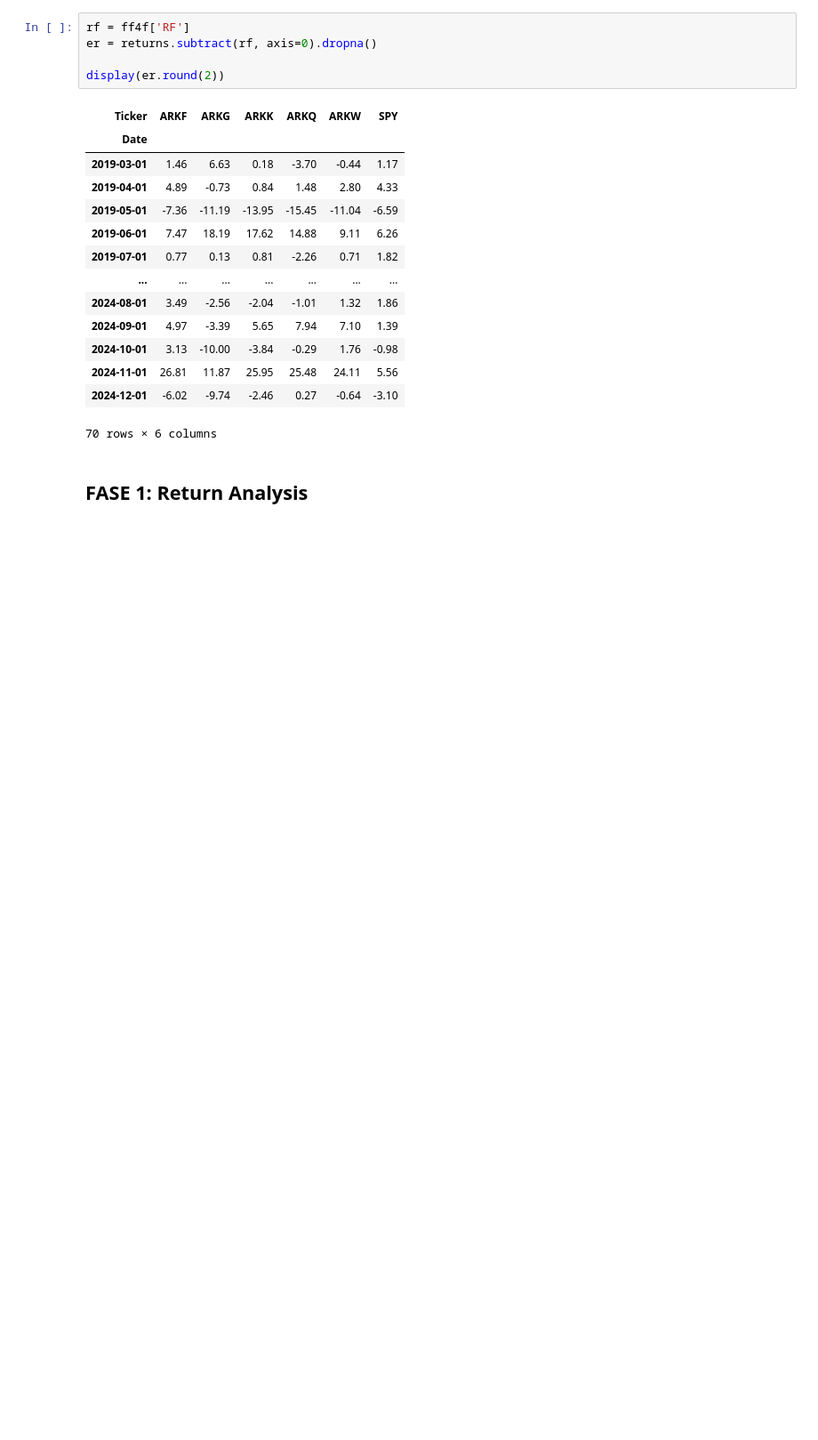
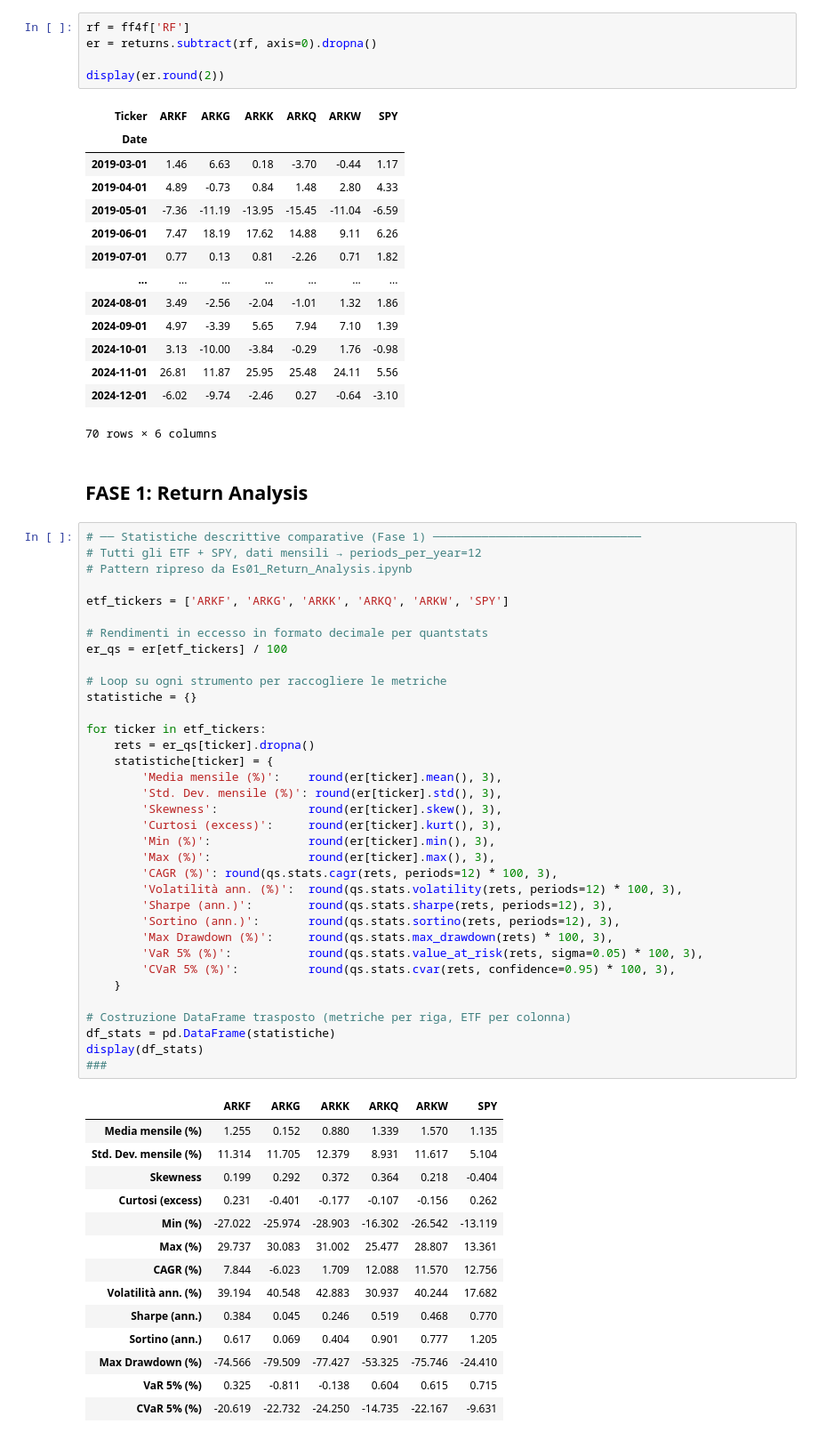
Before and after one commit to fenicola/Ark_Invest_skill_or_luck, a Jupyter notebook: progetto.ipynb, the cells around one changed output. Shown at 89% size. Cells and saved outputs as stored; diff of their text form; blank space fills up the shorter version.

```diff
--- a/progetto.ipynb
+++ b/progetto.ipynb
@@ -134,3 +160,53 @@ display(er.round(2))
 70 rows × 6 columns
 # %% [markdown]
 ## FASE 1: Return Analysis
+# %%
+# ── Statistiche descrittive comparative (Fase 1) ──────────────────────────────
+# Tutti gli ETF + SPY, dati mensili → periods_per_year=12
+# Pattern ripreso da Es01_Return_Analysis.ipynb
+
+etf_tickers = ['ARKF', 'ARKG', 'ARKK', 'ARKQ', 'ARKW', 'SPY']
+
+# Rendimenti in eccesso in formato decimale per quantstats
+er_qs = er[etf_tickers] / 100
+
+# Loop su ogni strumento per raccogliere le metriche
+statistiche = {}
+
+for ticker in etf_tickers:
+    rets = er_qs[ticker].dropna()
+    statistiche[ticker] = {
+        'Media mensile (%)':    round(er[ticker].mean(), 3),
+        'Std. Dev. mensile (%)': round(er[ticker].std(), 3),
+        'Skewness':             round(er[ticker].skew(), 3),
+        'Curtosi (excess)':     round(er[ticker].kurt(), 3),
+        'Min (%)':              round(er[ticker].min(), 3),
+        'Max (%)':              round(er[ticker].max(), 3),
+        'CAGR (%)': round(qs.stats.cagr(rets, periods=12) * 100, 3),
+        'Volatilità ann. (%)':  round(qs.stats.volatility(rets, periods=12) * 100, 3),
+        'Sharpe (ann.)':        round(qs.stats.sharpe(rets, periods=12), 3),
+        'Sortino (ann.)':       round(qs.stats.sortino(rets, periods=12), 3),
+        'Max Drawdown (%)':     round(qs.stats.max_drawdown(rets) * 100, 3),
+        'VaR 5% (%)':           round(qs.stats.value_at_risk(rets, sigma=0.05) * 100, 3),
+        'CVaR 5% (%)':          round(qs.stats.cvar(rets, confidence=0.95) * 100, 3),
+    }
+
+# Costruzione DataFrame trasposto (metriche per riga, ETF per colonna)
+df_stats = pd.DataFrame(statistiche)
+display(df_stats)
+###
+# %% [output]
+|  | ARKF | ARKG | ARKK | ARKQ | ARKW | SPY |
+| Media mensile (%) | 1.255 | 0.152 | 0.880 | 1.339 | 1.570 | 1.135 |
+| Std. Dev. mensile (%) | 11.314 | 11.705 | 12.379 | 8.931 | 11.617 | 5.104 |
+| Skewness | 0.199 | 0.292 | 0.372 | 0.364 | 0.218 | -0.404 |
+| Curtosi (excess) | 0.231 | -0.401 | -0.177 | -0.107 | -0.156 | 0.262 |
+| Min (%) | -27.022 | -25.974 | -28.903 | -16.302 | -26.542 | -13.119 |
+| Max (%) | 29.737 | 30.083 | 31.002 | 25.477 | 28.807 | 13.361 |
+| CAGR (%) | 7.844 | -6.023 | 1.709 | 12.088 | 11.570 | 12.756 |
+| Volatilità ann. (%) | 39.194 | 40.548 | 42.883 | 30.937 | 40.244 | 17.682 |
+| Sharpe (ann.) | 0.384 | 0.045 | 0.246 | 0.519 | 0.468 | 0.770 |
+| Sortino (ann.) | 0.617 | 0.069 | 0.404 | 0.901 | 0.777 | 1.205 |
+| Max Drawdown (%) | -74.566 | -79.509 | -77.427 | -53.325 | -75.746 | -24.410 |
+| VaR 5% (%) | 0.325 | -0.811 | -0.138 | 0.604 | 0.615 | 0.715 |
+| CVaR 5% (%) | -20.619 | -22.732 | -24.250 | -14.735 | -22.167 | -9.631 |
```
Also changed, not shown: parts of 4 cells of this notebook.
